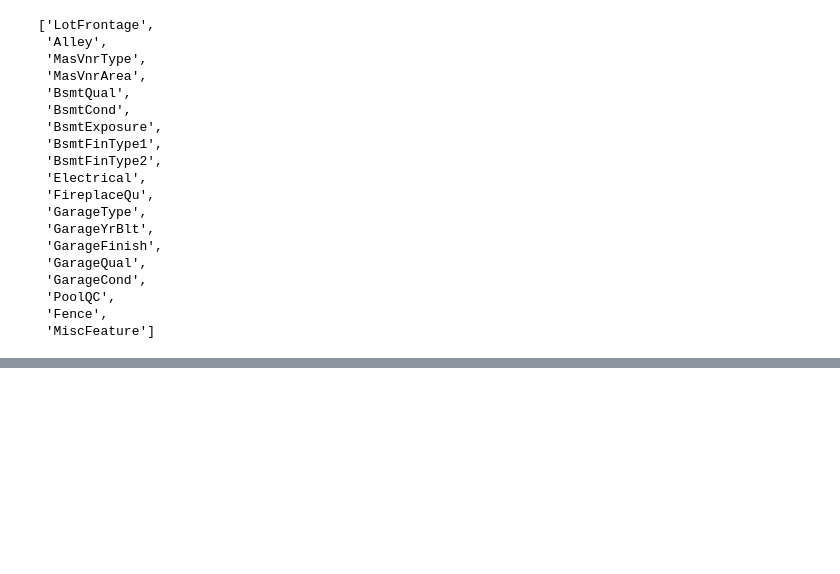
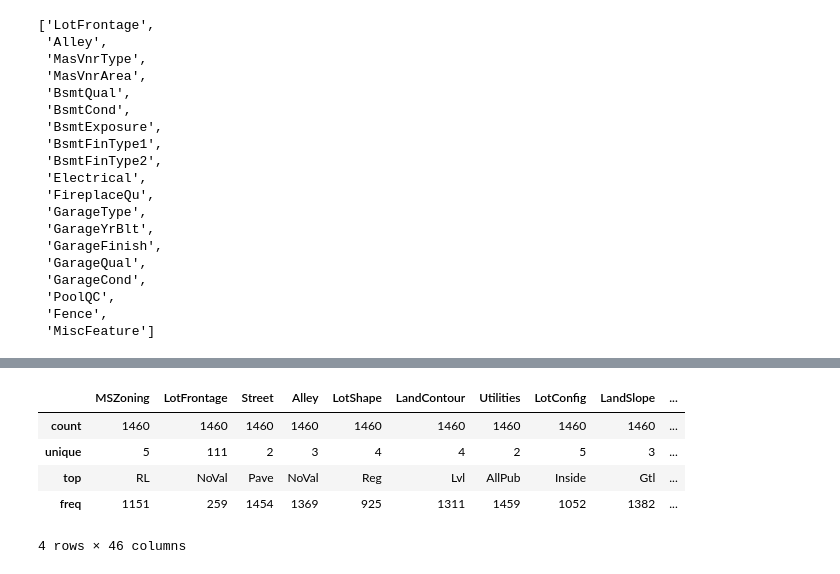
Before and after one commit to shafiqazam/Kaggle, a Jupyter notebook: home-data-for-ml-course/main.ipynb, the cells around one changed output, grey strips where cells are left out. Cells and saved outputs as stored; diff of their text form; code cells hidden in the pictures; blank space fills up the shorter version.

```diff
--- a/home-data-for-ml-course/main.ipynb
+++ b/home-data-for-ml-course/main.ipynb
@@ -162,0 +146,9 @@ array([nan, 'Grvl', 'Pave'], dtype=object)
+# %%
+df1.describe(include=[object])
+# %% [output]
+|  | MSZoning | LotFrontage | Street | Alley | LotShape | LandContour | Utilities | LotConfig | LandSlope | ... |
+| count | 1460 | 1460 | 1460 | 1460 | 1460 | 1460 | 1460 | 1460 | 1460 | ... |
+| unique | 5 | 111 | 2 | 3 | 4 | 4 | 2 | 5 | 3 | ... |
+| top | RL | NoVal | Pave | NoVal | Reg | Lvl | AllPub | Inside | Gtl | ... |
+| freq | 1151 | 259 | 1454 | 1369 | 925 | 1311 | 1459 | 1052 | 1382 | ... |
+4 rows × 46 columns
```
Also changed, not shown: parts of 24 cells of this notebook.
